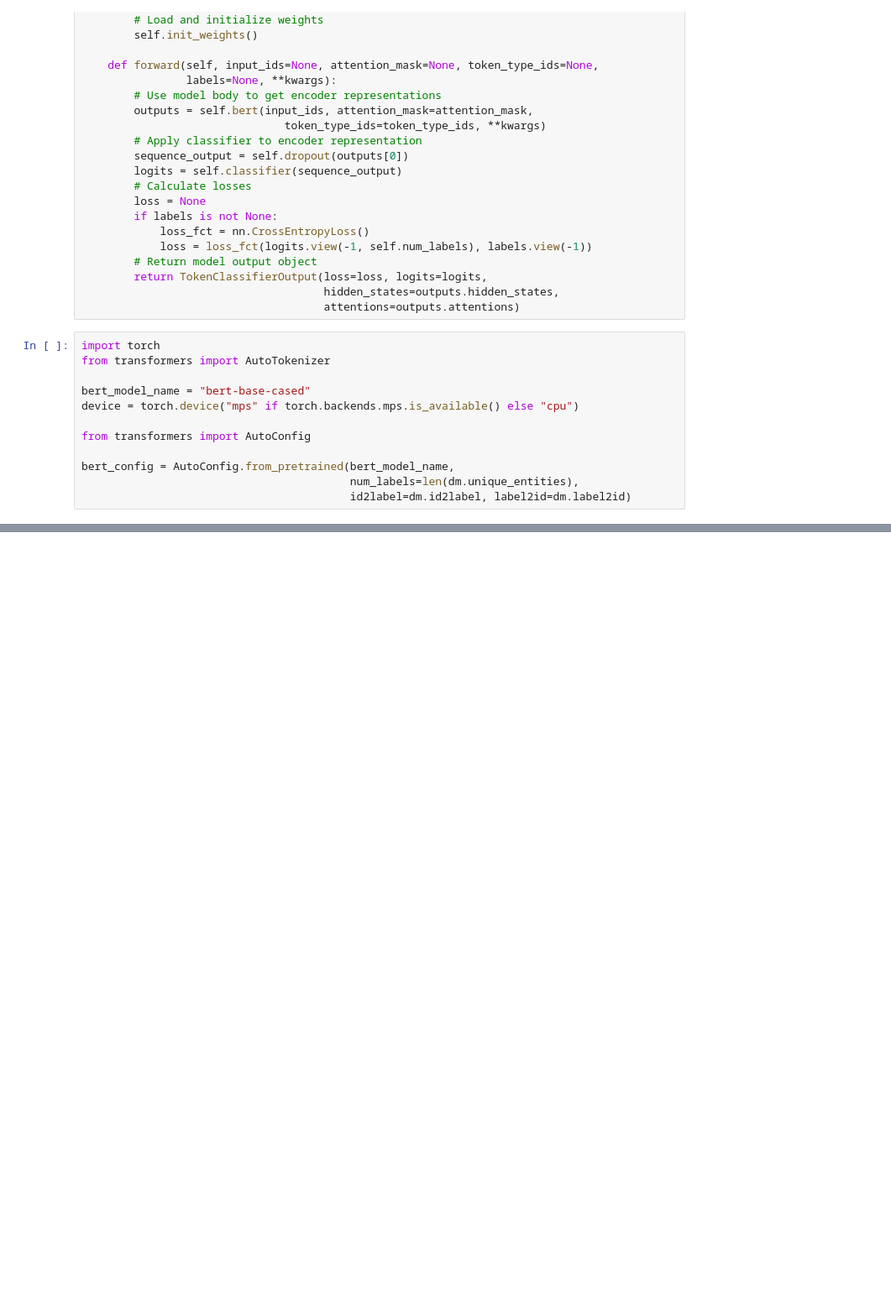
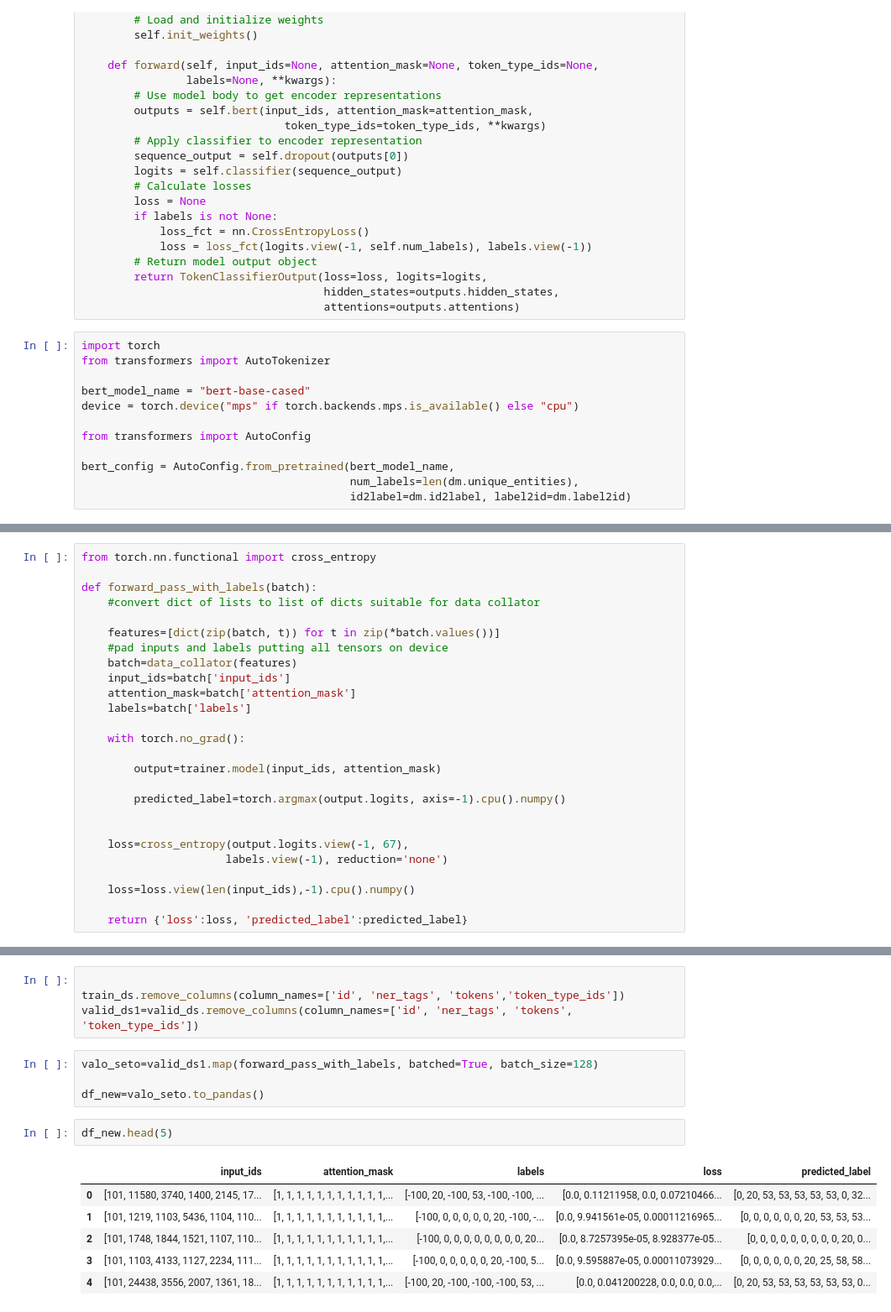
Before and after one commit to joesharratt1229/MultiCoNER, a Jupyter notebook: Fine_tuning_HF_NER_Model.ipynb, the cells around one changed output, grey strips where cells are left out. Shown: that part at 84% size. Drawn from its saved outputs; the diff is of its cells as text; blank space fills up the shorter version.

```diff
--- a/Fine_tuning_HF_NER_Model.ipynb
+++ b/Fine_tuning_HF_NER_Model.ipynb
@@ -312,0 +333,26 @@ You're using a BertTokenizerFast tokenizer. Please note that with a fast tokeniz
+# %%
+from torch.nn.functional import cross_entropy
+
+def forward_pass_with_labels(batch):
+    #convert dict of lists to list of dicts suitable for data collator
+
+    features=[dict(zip(batch, t)) for t in zip(*batch.values())]
+    #pad inputs and labels putting all tensors on device
+    batch=data_collator(features)
+    input_ids=batch['input_ids']
+    attention_mask=batch['attention_mask']
+    labels=batch['labels']
+
+    with torch.no_grad():
+
+        output=trainer.model(input_ids, attention_mask)
+
+        predicted_label=torch.argmax(output.logits, axis=-1).cpu().numpy()
+
+
+    loss=cross_entropy(output.logits.view(-1, 67),
+                      labels.view(-1), reduction='none')
+
+    loss=loss.view(len(input_ids),-1).cpu().numpy()
+
+    return {'loss':loss, 'predicted_label':predicted_label}
@@ -312,0 +366,17 @@ You're using a BertTokenizerFast tokenizer. Please note that with a fast tokeniz
+# %%
+
+train_ds.remove_columns(column_names=['id', 'ner_tags', 'tokens','token_type_ids'])
+valid_ds1=valid_ds.remove_columns(column_names=['id', 'ner_tags', 'tokens', 'token_type_ids'])
+# %%
+valo_seto=valid_ds1.map(forward_pass_with_labels, batched=True, batch_size=128)
+
+df_new=valo_seto.to_pandas()
+# %%
+df_new.head(5)
+# %% [output]
+|  | input_ids | attention_mask | labels | loss | predicted_label |
+| 0 | [101, 11580, 3740, 1400, 2145, 17... | [1, 1, 1, 1, 1, 1, 1, 1, 1, 1, 1,... | [-100, 20, -100, 53, -100, -100, ... | [0.0, 0.11211958, 0.0, 0.07210466... | [0, 20, 53, 53, 53, 53, 53, 0, 32... |
+| 1 | [101, 1219, 1103, 5436, 1104, 110... | [1, 1, 1, 1, 1, 1, 1, 1, 1, 1, 1,... | [-100, 0, 0, 0, 0, 0, 20, -100, -... | [0.0, 9.941561e-05, 0.00011216965... | [0, 0, 0, 0, 0, 0, 20, 53, 53, 53... |
+| 2 | [101, 1748, 1844, 1521, 1107, 110... | [1, 1, 1, 1, 1, 1, 1, 1, 1, 1, 1,... | [-100, 0, 0, 0, 0, 0, 0, 0, 0, 20... | [0.0, 8.7257395e-05, 8.928377e-05... | [0, 0, 0, 0, 0, 0, 0, 0, 0, 20, 0... |
+| 3 | [101, 1103, 4133, 1127, 2234, 111... | [1, 1, 1, 1, 1, 1, 1, 1, 1, 1, 1,... | [-100, 0, 0, 0, 0, 0, 20, -100, 5... | [0.0, 9.595887e-05, 0.00011073929... | [0, 0, 0, 0, 0, 0, 20, 25, 58, 58... |
+| 4 | [101, 24438, 3556, 2007, 1361, 18... | [1, 1, 1, 1, 1, 1, 1, 1, 1, 1, 1,... | [-100, 20, -100, -100, -100, 53, ... | [0.0, 0.041200228, 0.0, 0.0, 0.0,... | [0, 20, 53, 53, 53, 53, 53, 53, 0... |
```
Also changed, not shown: parts of 19 cells of this notebook.
